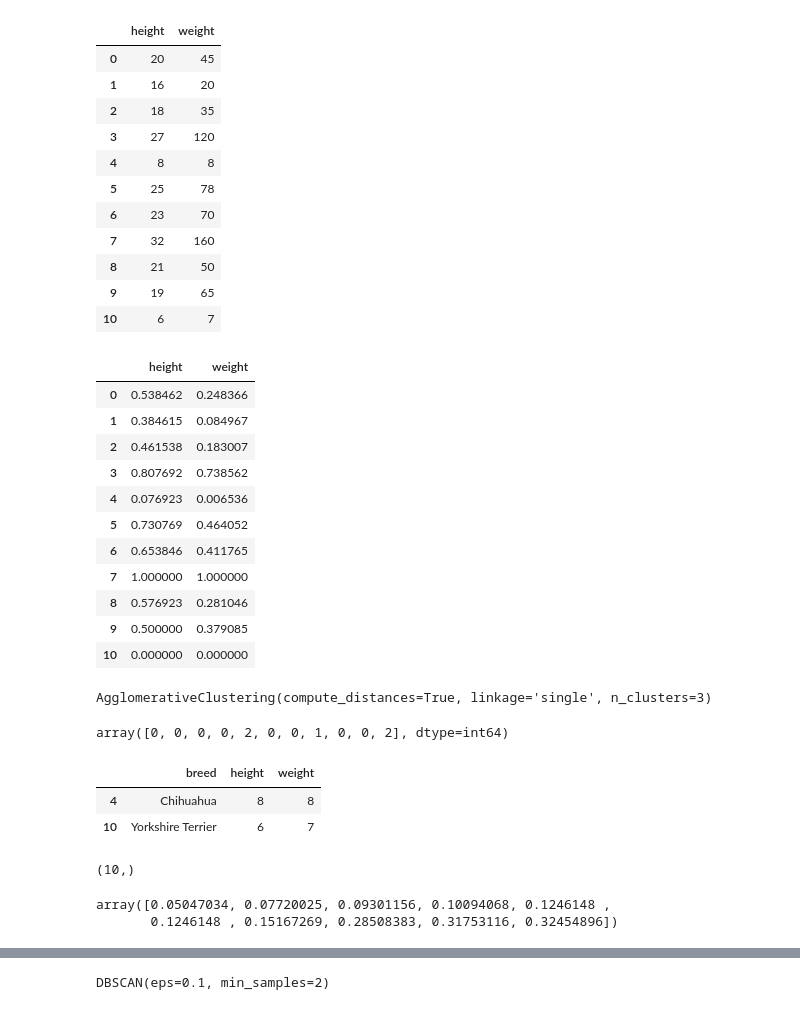
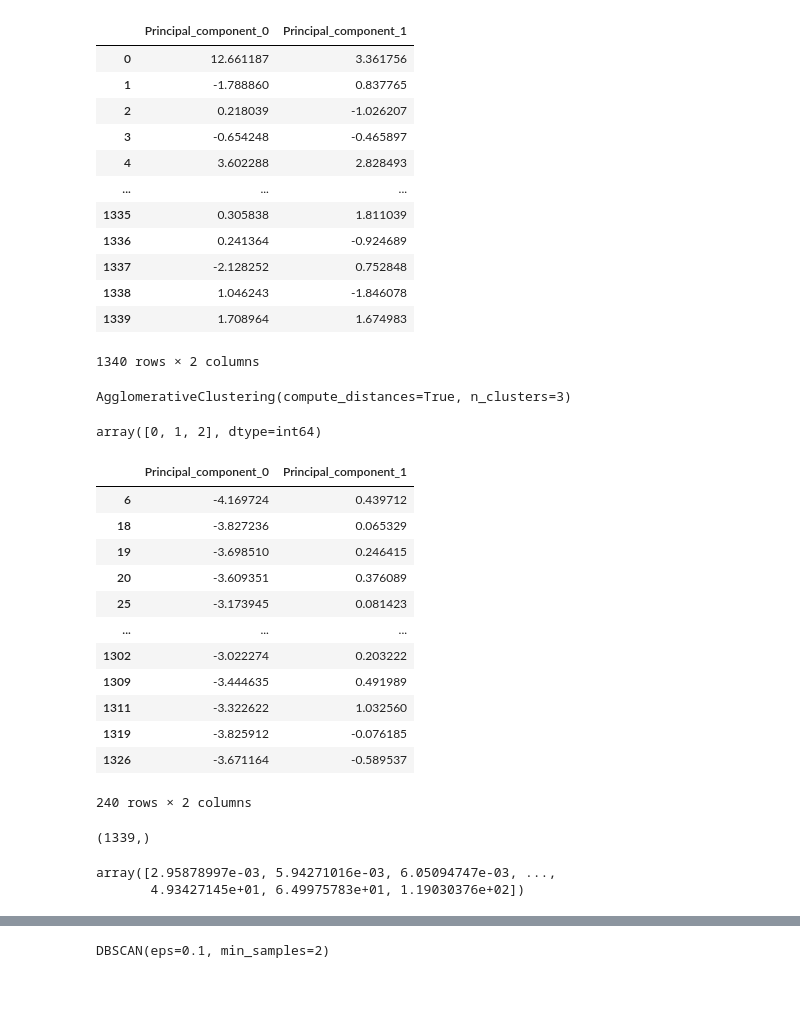
Before and after one commit to MATF-istrazivanje-podataka-1/2023_Data_Mining_Baseball_Dataset, a Jupyter notebook: clustering/Agglomerative_and_DBSCAN.ipynb, the cells around one changed output, grey strips where cells are left out. Drawn from its saved outputs; the diff is of its cells as text; code cells hidden in the pictures.

```diff
--- a/clustering/Agglomerative_and_DBSCAN.ipynb
+++ b/clustering/Agglomerative_and_DBSCAN.ipynb
@@ -22,16 +3,0 @@ feature_names = df.columns[1:]
-# %%
-X = df[feature_names]
-X
-# %% [output]
-|  | height | weight |
-| 0 | 20 | 45 |
-| 1 | 16 | 20 |
-| 2 | 18 | 35 |
-| 3 | 27 | 120 |
-| 4 | 8 | 8 |
-| 5 | 25 | 78 |
-| 6 | 23 | 70 |
-| 7 | 32 | 160 |
-| 8 | 21 | 50 |
-| 9 | 19 | 65 |
-| 10 | 6 | 7 |
@@ -44,43 +4,55 @@ X = scaler.fit_transform(X)
 # %%
-X = pd.DataFrame(X, columns=feature_names)
+X = pd.read_csv(r'..\dataset\podaci_za_klasterovanje\X')
 X
 # %% [output]
-|  | height | weight |
-| 0 | 0.538462 | 0.248366 |
-| 1 | 0.384615 | 0.084967 |
-| 2 | 0.461538 | 0.183007 |
-| 3 | 0.807692 | 0.738562 |
-| 4 | 0.076923 | 0.006536 |
-| 5 | 0.730769 | 0.464052 |
-| 6 | 0.653846 | 0.411765 |
-| 7 | 1.000000 | 1.000000 |
-| 8 | 0.576923 | 0.281046 |
-| 9 | 0.500000 | 0.379085 |
-| 10 | 0.000000 | 0.000000 |
+|  | Principal_component_0 | Principal_component_1 |
+| 0 | 12.661187 | 3.361756 |
+| 1 | -1.788860 | 0.837765 |
+| 2 | 0.218039 | -1.026207 |
+| 3 | -0.654248 | -0.465897 |
+| 4 | 3.602288 | 2.828493 |
+| ... | ... | ... |
+| 1335 | 0.305838 | 1.811039 |
+| 1336 | 0.241364 | -0.924689 |
+| 1337 | -2.128252 | 0.752848 |
+| 1338 | 1.046243 | -1.846078 |
+| 1339 | 1.708964 | 1.674983 |
+1340 rows × 2 columns
 # %%
 from sklearn.cluster import AgglomerativeClustering
 # %%
-model = AgglomerativeClustering(n_clusters=3, linkage='single', compute_distances=True)
+model = AgglomerativeClustering(n_clusters=3, linkage='ward', compute_distances=True)
 # %%
 model.fit(X)
 # %% [output]
-AgglomerativeClustering(compute_distances=True, linkage='single', n_clusters=3)
+AgglomerativeClustering(compute_distances=True, n_clusters=3)
-# %%
-model.labels_
-# %% [output]
-array([0, 0, 0, 0, 2, 0, 0, 1, 0, 0, 2], dtype=int64)
+# %%
+import numpy as np
+np.unique(model.labels_)
+# %% [output]
+array([0, 1, 2], dtype=int64)
 # %%
-df[model.labels_ == 2]
+X[model.labels_ == 2]
 # %% [output]
-|  | breed | height | weight |
-| 4 | Chihuahua | 8 | 8 |
-| 10 | Yorkshire Terrier | 6 | 7 |
+|  | Principal_component_0 | Principal_component_1 |
+| 6 | -4.169724 | 0.439712 |
+| 18 | -3.827236 | 0.065329 |
+| 19 | -3.698510 | 0.246415 |
+| 20 | -3.609351 | 0.376089 |
+| 25 | -3.173945 | 0.081423 |
+| ... | ... | ... |
+| 1302 | -3.022274 | 0.203222 |
+| 1309 | -3.444635 | 0.491989 |
+| 1311 | -3.322622 | 1.032560 |
+| 1319 | -3.825912 | -0.076185 |
+| 1326 | -3.671164 | -0.589537 |
+240 rows × 2 columns
 # %%
 model.children_[:,0].shape
 # %% [output]
-(10,)
+(1339,)
 # %%
 model.distances_
 # %% [output]
-array([0.05047034, 0.07720025, 0.09301156, 0.10094068, 0.1246148 ,
-       0.1246148 , 0.15167269, 0.28508383, 0.31753116, 0.32454896])
+array([2.95878997e-03, 5.94271016e-03, 6.05094747e-03, ...,
+       4.93427145e+01, 6.49975783e+01, 1.19030376e+02])
```
Also changed, not shown: parts of 20 cells of this notebook, 11 other files.
